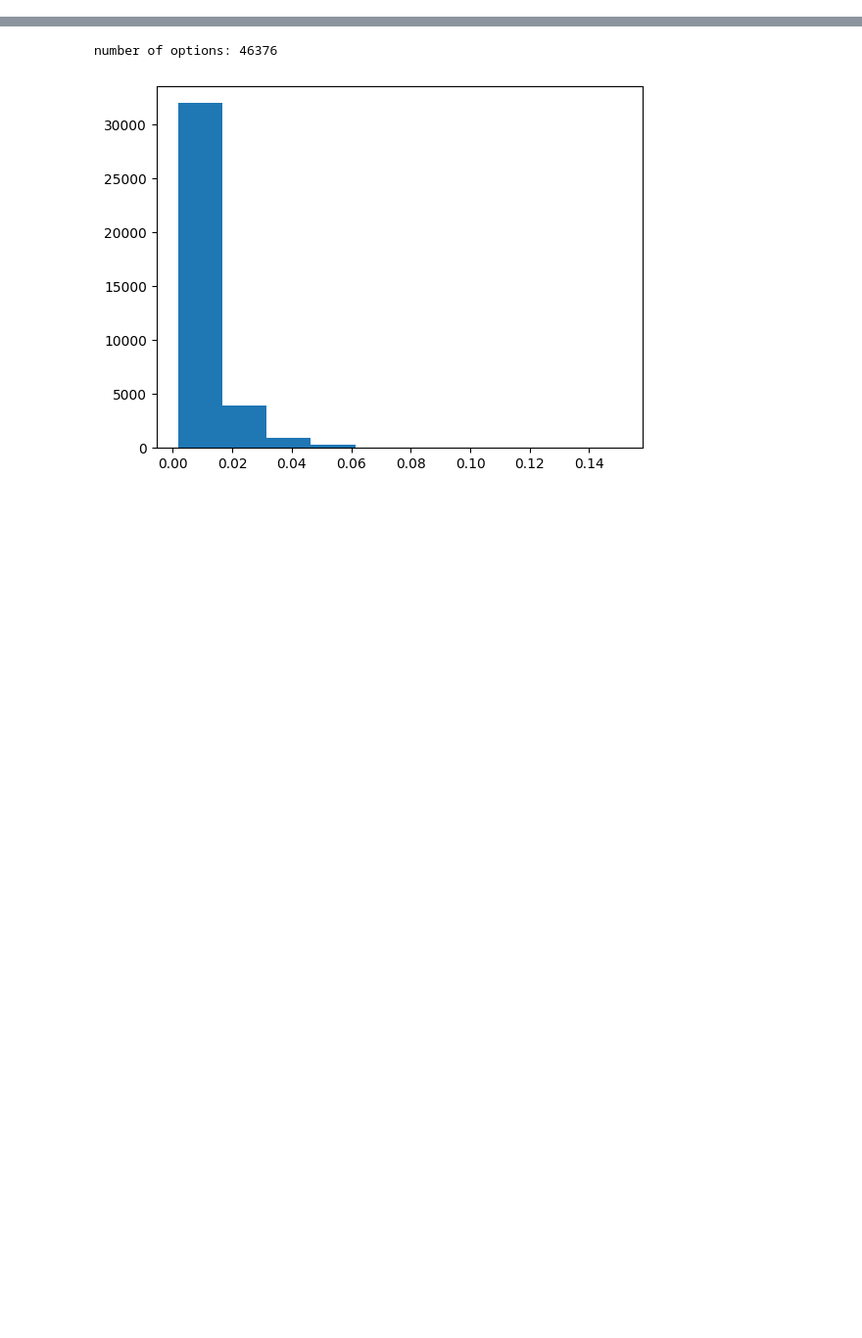
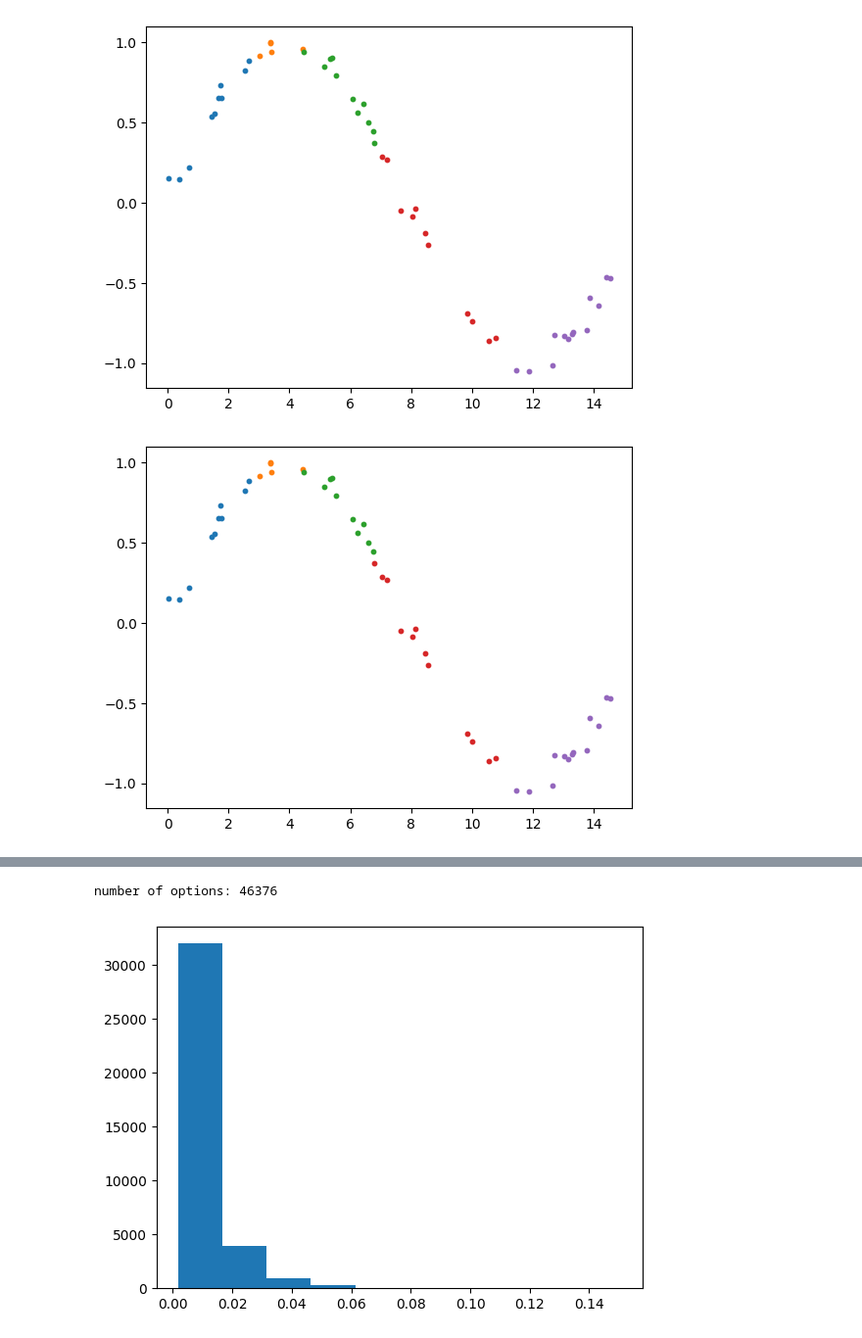
Before and after one commit to davebro1031/CS-506-Project, a Jupyter notebook: 1d_problem.ipynb, the cells around one changed output, grey strips where cells are left out. Shown at 98% size. Saved outputs shown, nothing was run; the diff lists cells and outputs as text; code cells hidden in the pictures; blank space fills up the shorter version.

```diff
--- a/1d_problem.ipynb
+++ b/1d_problem.ipynb
@@ -63,7 +63,7 @@ class PIECEWISE:
 
     def plot(self):
         plt.scatter(self.xb, self.yb, s = 10)
-        plt.plot(self.xb, self.yb)
+        plt.plot(self.xb, self.yb, color='magenta', linewidth=3)
 # %%
 class SAMPLE:
     def __init__(self, num, signal):
@@ -130,8 +130,8 @@ class SAMPLE:
 
         plt.title(f'n = {self.n}, MSE = {mse}')
         plt.scatter(self.xs,self.ys,s=5)
-        plt.plot(self.xs,self.ys,color='black', linewidth=0.5)
-        plt.plot(self.xt,self.yt, '--', color = 'orange', linewidth = 0.5)
+        # plt.plot(self.xs,self.ys,color='black', linewidth=0.5)
+        # plt.plot(self.xt,self.yt, '--', color = 'orange', linewidth = 2)
         # plt.show()
 
     def plot_cluster(self, indices):
@@ -190,3 +190,11 @@ class SAMPLE:
         plt.show()
         print("percent bad:",bad_count/num_of_clusters)
         return best_option, bad_count/num_of_clusters
+# %%
+s2 = SAMPLE(50, signal)
+s2.plot_cluster([0,10,15,26,37])
+plt.show()
+s2.plot_cluster([0,10,15,25,37])
+# %% [output]
+[figure, added]
+[figure, added]
```
Also changed, not shown: parts of 2 cells of this notebook, 1 other file.
